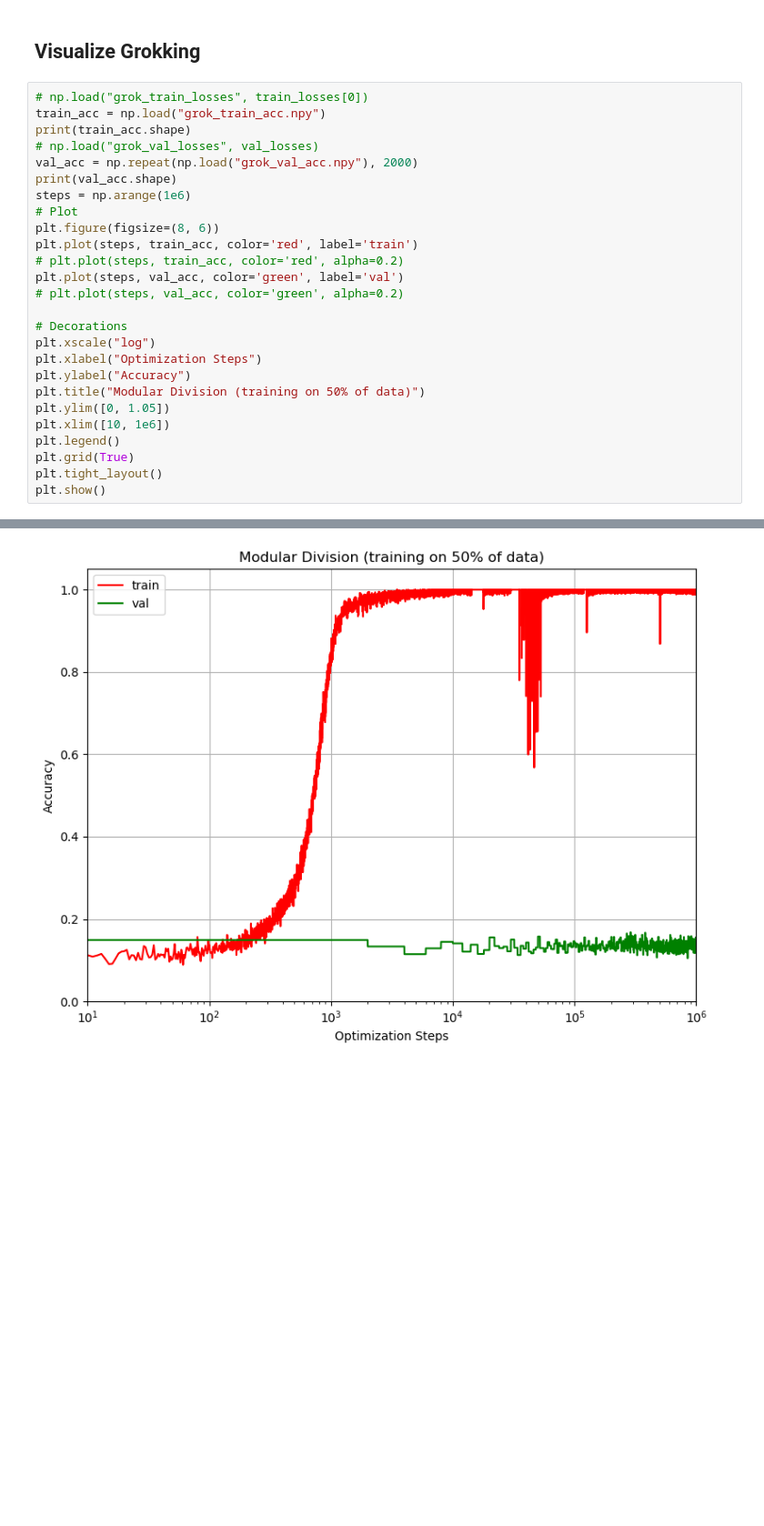
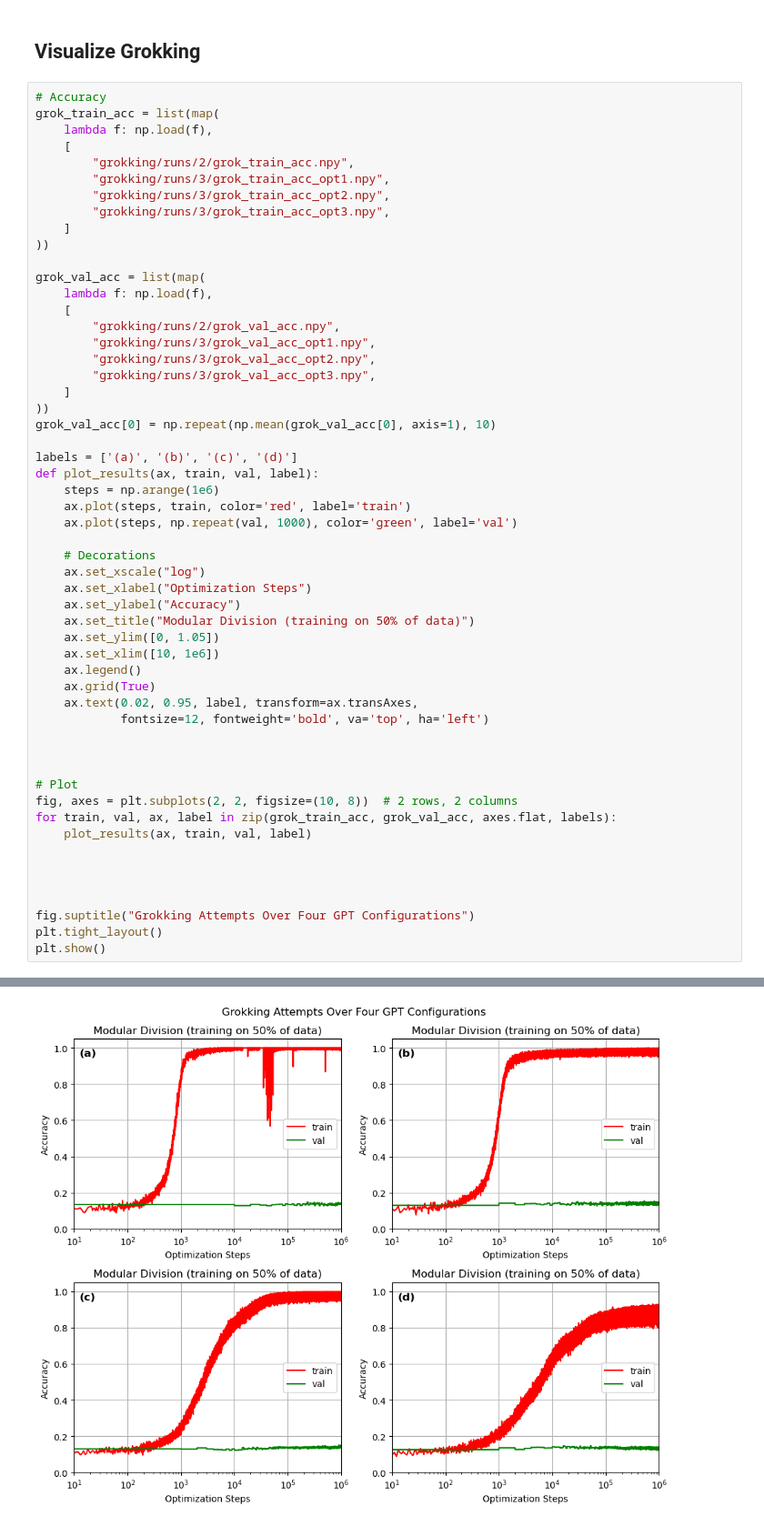
Before and after one commit to HuNtErJ1324/cs-493s-hw2, a Jupyter notebook: grokking.ipynb, the cells around one changed output, grey strips where cells are left out. Shown: that part at 91% size. Drawn from its saved outputs; the diff is of its cells as text; blank space fills up the shorter version.

Commit message:
finalize grokking submission

```diff
--- a/grokking.ipynb
+++ b/grokking.ipynb
@@ -111,29 +65,57 @@ KeyboardInterrupt:
 # %% [markdown]
 ## Visualize Grokking
 # %%
-# np.load("grok_train_losses", train_losses[0])
-train_acc = np.load("grok_train_acc.npy")
-print(train_acc.shape)
-# np.load("grok_val_losses", val_losses)
-val_acc = np.repeat(np.load("grok_val_acc.npy"), 2000)
-print(val_acc.shape)
-steps = np.arange(1e6)
+# Accuracy
+grok_train_acc = list(map(
+    lambda f: np.load(f),
+    [
+        "grokking/runs/2/grok_train_acc.npy",
+        "grokking/runs/3/grok_train_acc_opt1.npy",
+        "grokking/runs/3/grok_train_acc_opt2.npy",
+        "grokking/runs/3/grok_train_acc_opt3.npy",
+    ]
+))
+
+grok_val_acc = list(map(
+    lambda f: np.load(f),
+    [
+        "grokking/runs/2/grok_val_acc.npy",
+        "grokking/runs/3/grok_val_acc_opt1.npy",
+        "grokking/runs/3/grok_val_acc_opt2.npy",
+        "grokking/runs/3/grok_val_acc_opt3.npy",
+    ]
+))
+grok_val_acc[0] = np.repeat(np.mean(grok_val_acc[0], axis=1), 10)
+
+labels = ['(a)', '(b)', '(c)', '(d)']
+def plot_results(ax, train, val, label):
+    steps = np.arange(1e6)
+    ax.plot(steps, train, color='red', label='train')
+    ax.plot(steps, np.repeat(val, 1000), color='green', label='val')
+
+    # Decorations
+    ax.set_xscale("log")
+    ax.set_xlabel("Optimization Steps")
+    ax.set_ylabel("Accuracy")
+    ax.set_title("Modular Division (training on 50% of data)")
+    ax.set_ylim([0, 1.05])
+    ax.set_xlim([10, 1e6])
+    ax.legend()
+    ax.grid(True)
+    ax.text(0.02, 0.95, label, transform=ax.transAxes,
+            fontsize=12, fontweight='bold', va='top', ha='left')
+
+
+
 # Plot
-plt.figure(figsize=(8, 6))
-plt.plot(steps, train_acc, color='red', label='train')
-# plt.plot(steps, train_acc, color='red', alpha=0.2)
-plt.plot(steps, val_acc, color='green', label='val')
-# plt.plot(steps, val_acc, color='green', alpha=0.2)
+fig, axes = plt.subplots(2, 2, figsize=(10, 8))  # 2 rows, 2 columns
+for train, val, ax, label in zip(grok_train_acc, grok_val_acc, axes.flat, labels):
+    plot_results(ax, train, val, label)
 
-# Decorations
-plt.xscale("log")
-plt.xlabel("Optimization Steps")
-plt.ylabel("Accuracy")
-plt.title("Modular Division (training on 50% of data)")
-plt.ylim([0, 1.05])
-plt.xlim([10, 1e6])
-plt.legend()
-plt.grid(True)
+
+
+
+fig.suptitle("Grokking Attempts Over Four GPT Configurations")
 plt.tight_layout()
 plt.show()
 # %% [output]
@@ -142 +122 @@ plt.show()
-[figure, old version]
+[figure, new version]
```
Also changed, not shown: parts of 3 cells of this notebook, 26 other files.
